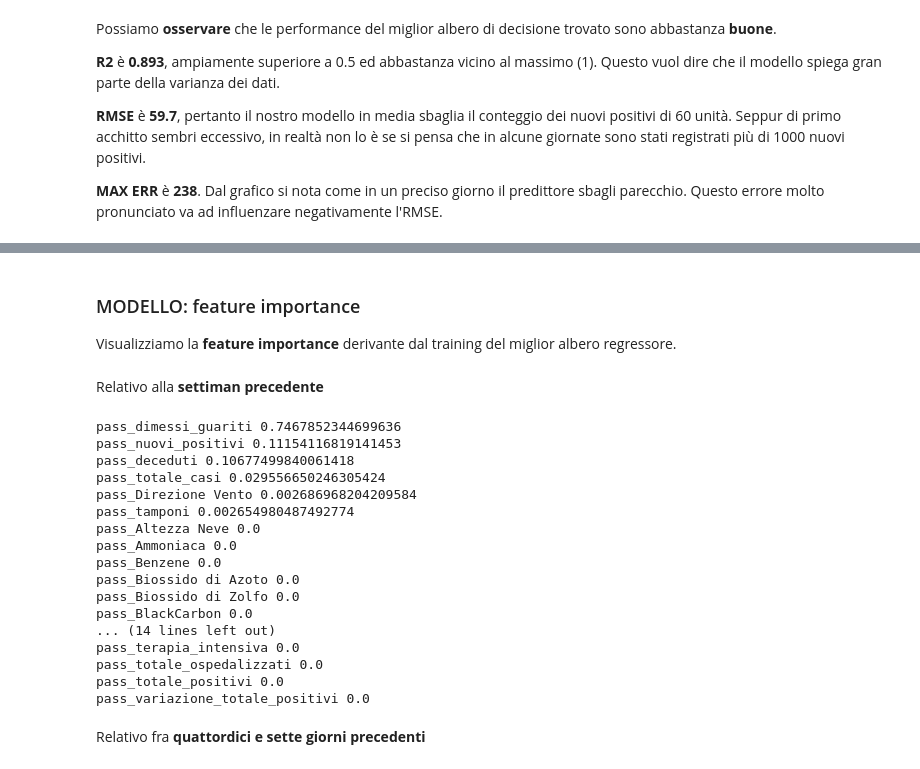
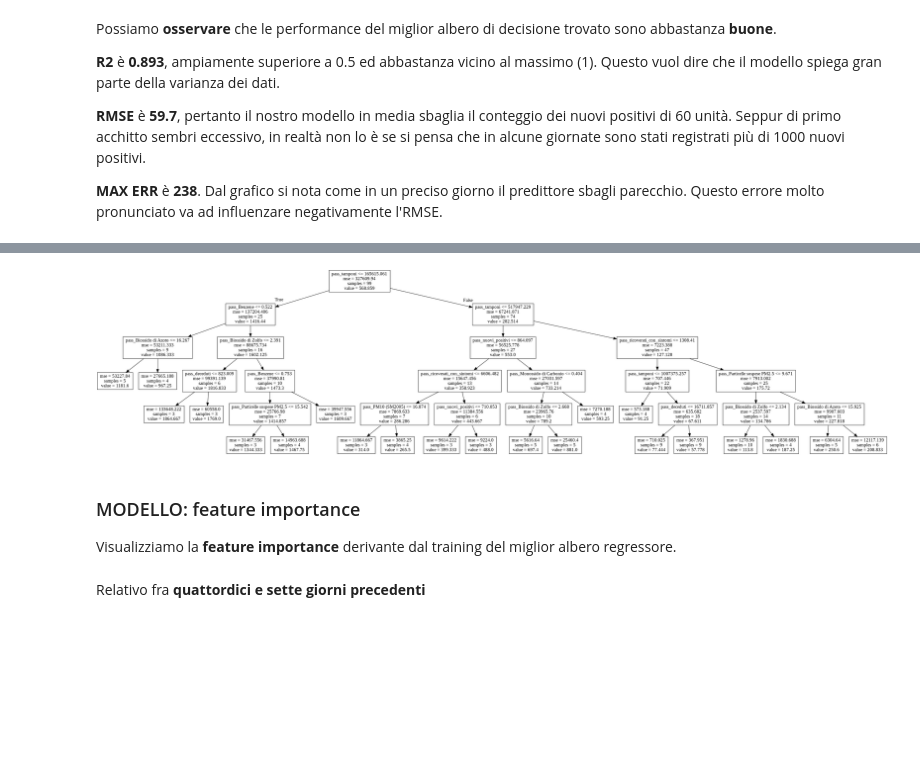
Before and after one commit to Tambup/MLDM_COVID-19, a Jupyter notebook: covid_dividiamo_modelli_dtr_grid_test_toma.ipynb, the cells around one changed output, grey strips where cells are left out. Saved outputs shown, nothing was run; the diff lists cells and outputs as text; code cells hidden in the pictures; blank space fills up the shorter version.

```diff
--- a/covid_dividiamo_modelli_dtr_grid_test_toma.ipynb
+++ b/covid_dividiamo_modelli_dtr_grid_test_toma.ipynb
@@ -382,32 +312,15 @@ Possiamo **osservare** che le performance del miglior albero di decisione trovat
+# %%
+from IPython.display import Image
+test=StringIO()
+tree.export_graphviz(best_regressor_2,out_file='test.dot',feature_names=predictor_columns)
+grap=pydotplus.graph_from_dot_file('test.dot')
+Image(grap.create_png())
+# %% [output]
+[figure, added]
 # %% [markdown]
 ### MODELLO: feature importance
 
 Visualizziamo la **feature importance** derivante dal training del miglior albero regressore.
-# %% [markdown]
-Relativo alla **settiman precedente**
-# %%
-feature_importance = dict(zip(predictor_columns, best_regressor_1.feature_importances_))
-
-for w in sorted(feature_importance, key=feature_importance.get, reverse=True):
-    print(w, feature_importance[w])
-# %% [output]
-pass_dimessi_guariti 0.7467852344699636
-pass_nuovi_positivi 0.11154116819141453
-pass_deceduti 0.10677499840061418
-pass_totale_casi 0.029556650246305424
-pass_Direzione Vento 0.002686968204209584
-pass_tamponi 0.002654980487492774
-pass_Altezza Neve 0.0
-pass_Ammoniaca 0.0
-pass_Benzene 0.0
-pass_Biossido di Azoto 0.0
-pass_Biossido di Zolfo 0.0
-pass_BlackCarbon 0.0
-... (14 lines left out)
-pass_terapia_intensiva 0.0
-pass_totale_ospedalizzati 0.0
-pass_totale_positivi 0.0
-pass_variazione_totale_positivi 0.0
 # %% [markdown]
 Relativo fra **quattordici e sette giorni precedenti**
 # %%
```
Also changed, not shown: parts of 30 cells of this notebook.
